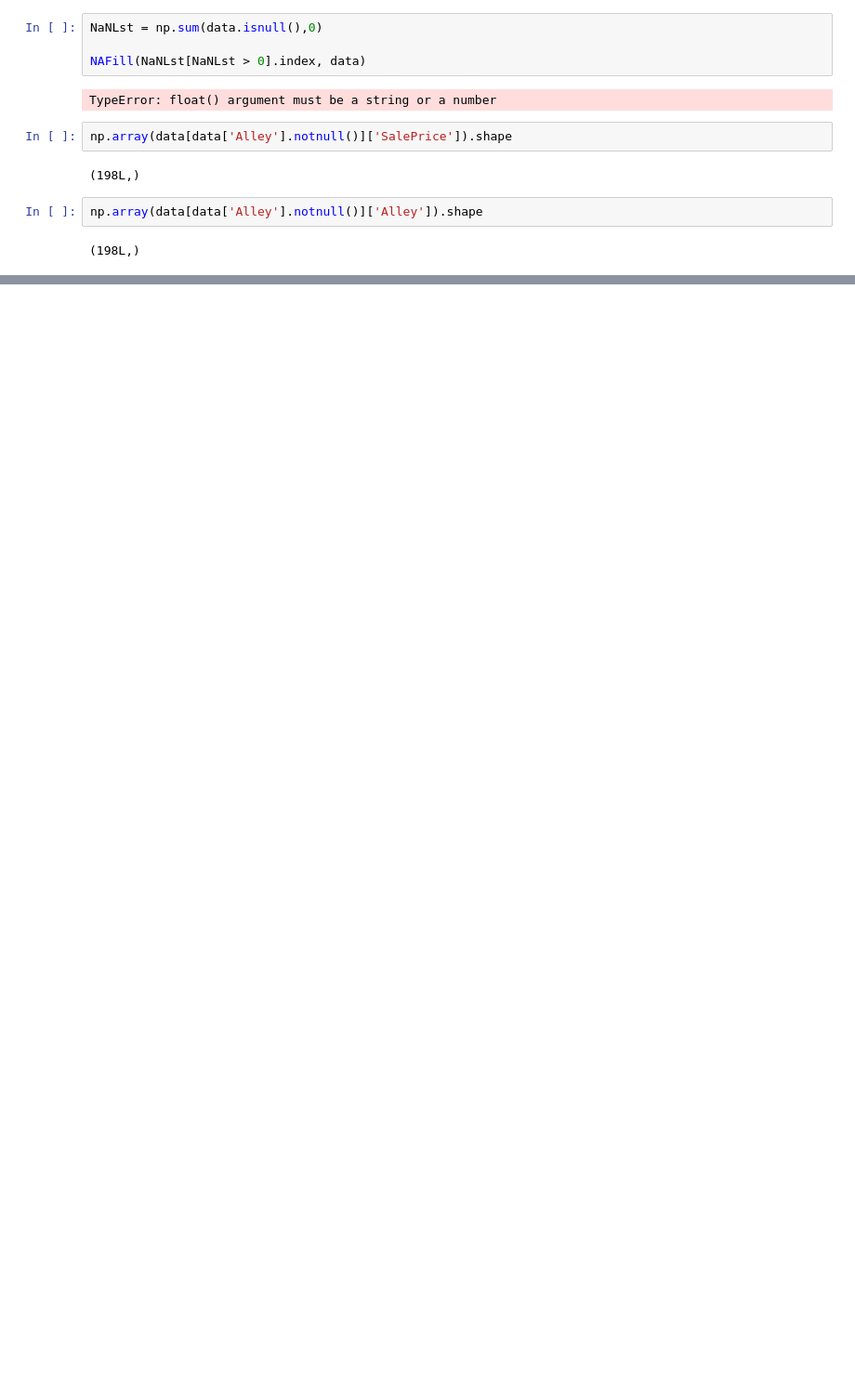
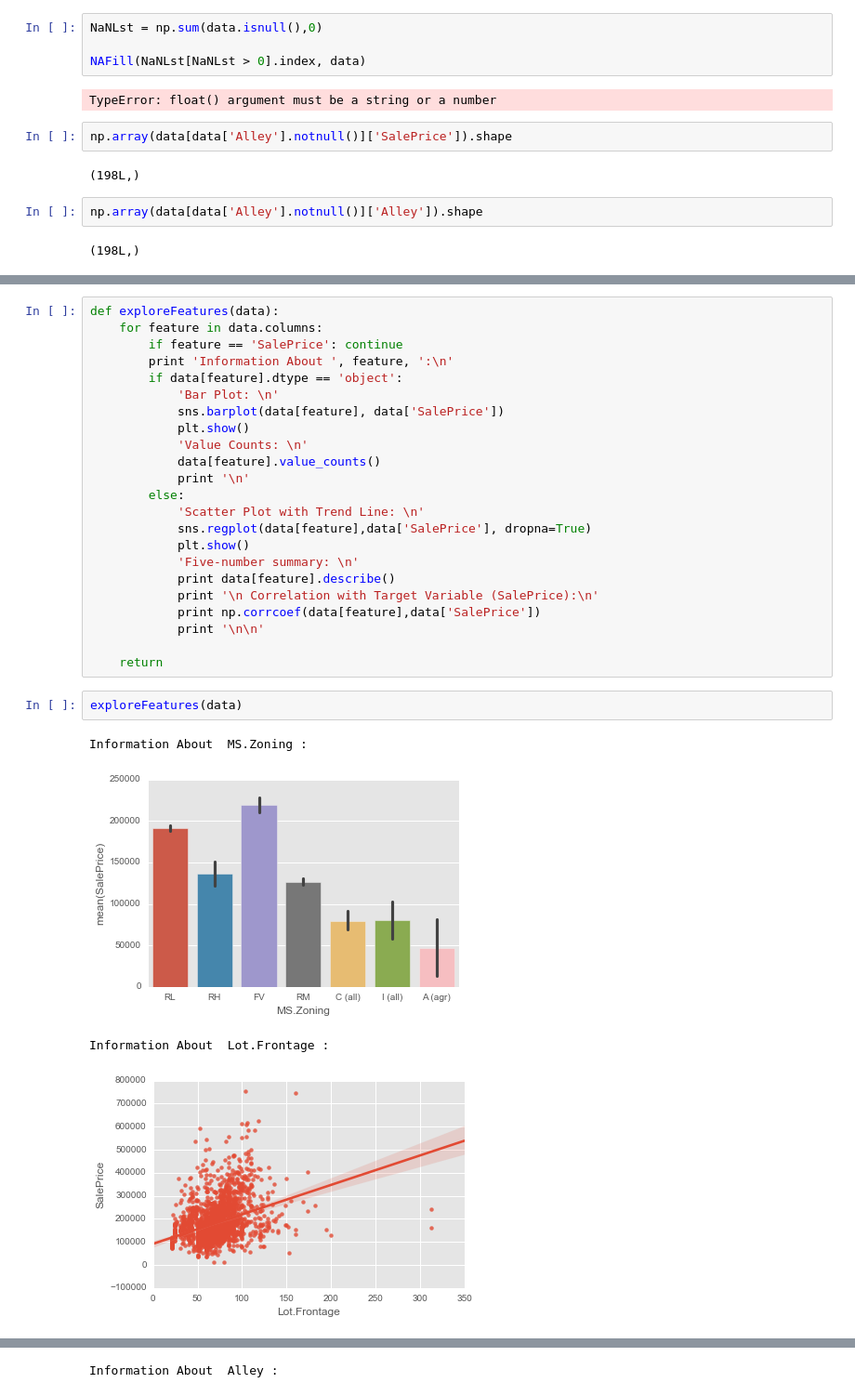
Before and after one commit to ysriram1/Analyzing-Housing-Data, a Jupyter notebook: Exploring Housing Data.ipynb, the cells around one changed output, grey strips where cells are left out. Shown at 93% size. Drawn from its saved outputs; the diff is of its cells as text; blank space fills up the shorter version.

```diff
--- a/Exploring Housing Data.ipynb
+++ b/Exploring Housing Data.ipynb
@@ -166,0 +158,30 @@ np.array(data[data['Alley'].notnull()]['Alley']).shape
+# %%
+def exploreFeatures(data):
+    for feature in data.columns:
+        if feature == 'SalePrice': continue
+        print 'Information About ', feature, ':\n'
+        if data[feature].dtype == 'object':
+            'Bar Plot: \n'
+            sns.barplot(data[feature], data['SalePrice'])
+            plt.show()
+            'Value Counts: \n'
+            data[feature].value_counts()
+            print '\n'
+        else:
+            'Scatter Plot with Trend Line: \n'
+            sns.regplot(data[feature],data['SalePrice'], dropna=True)
+            plt.show()
+            'Five-number summary: \n'
+            print data[feature].describe()
+            print '\n Correlation with Target Variable (SalePrice):\n'
+            print np.corrcoef(data[feature],data['SalePrice'])
+            print '\n\n'
+
+    return
+# %%
+exploreFeatures(data)
+# %% [output]
+Information About  MS.Zoning :
+[figure, added]
+Information About  Lot.Frontage :
+[figure, added]
@@ -166,0 +226 @@ np.array(data[data['Alley'].notnull()]['Alley']).shape
+Information About  Alley :
```
Also changed, not shown: parts of 8 cells of this notebook.
